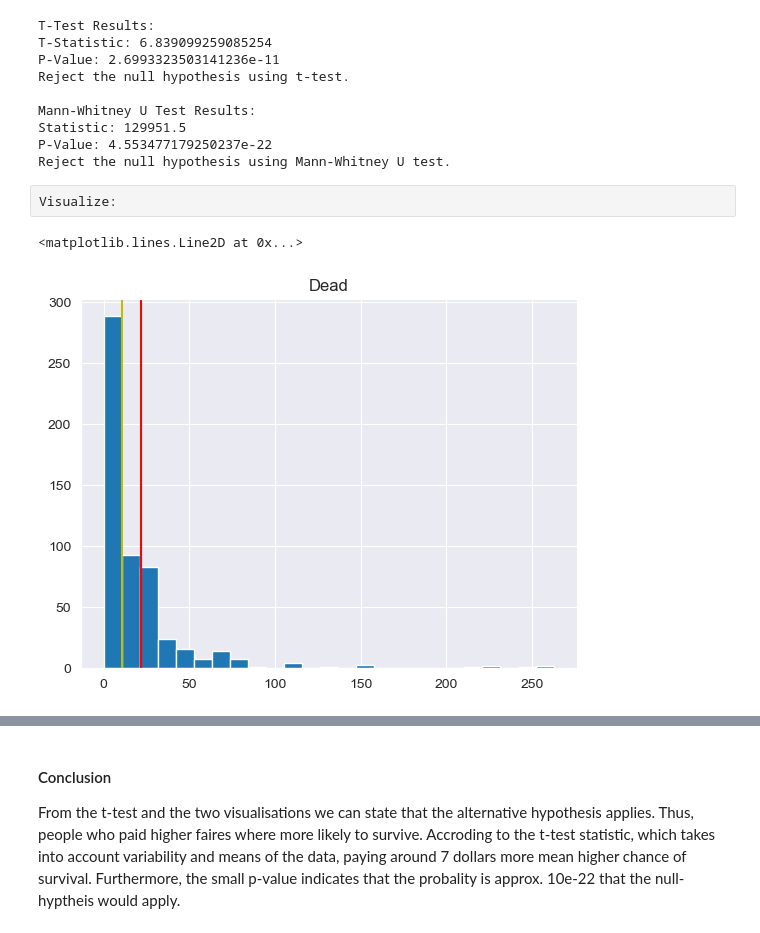
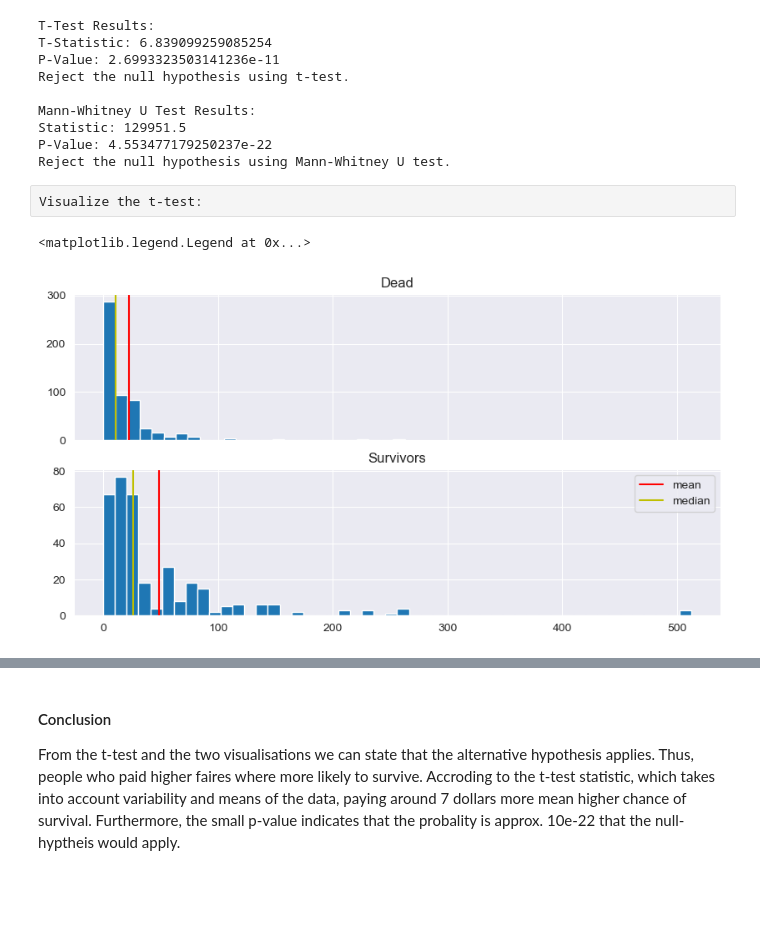
Before and after one commit to pascalbartschi/DataScience-Portfolio, a Jupyter notebook: 01-Exploratory-Data-Analysis/EDA_titanic.ipynb, the cells around one changed output, grey strips where cells are left out. Cells and saved outputs as stored; diff of their text form; code cells hidden in the pictures; blank space fills up the shorter version.

```diff
--- a/01-Exploratory-Data-Analysis/EDA_titanic.ipynb
+++ b/01-Exploratory-Data-Analysis/EDA_titanic.ipynb
@@ -308,15 +316,24 @@ Mann-Whitney U Test Results:
 Statistic: 129951.5
 P-Value: 4.553477179250237e-22
 Reject the null hypothesis using Mann-Whitney U test.
-# %% [raw]
-Visualize:
+# %% [raw]
+Visualize the t-test:
 # %%
+fig, (ax1, ax2) = plt.subplots(2, 1, figsize = (10, 5), sharex = True)
+
 survived = df_combined.groupby("Survived")
 dead = df_combined[df_combined['Survived'] == 0]
-dead['Fare'].hist(bins = 25)
-plt.title('Dead')
-plt.axvline(survived['Fare'].mean()[0], color = 'r')
-plt.axvline(survived['Fare'].median()[0], color = 'y')
+dead['Fare'].hist(bins = 25, ax = ax1)
+ax1.set_title('Dead')
+ax1.axvline(survived['Fare'].mean()[0], color = 'r')
+ax1.axvline(survived['Fare'].median()[0], color = 'y')
+
+survivors = df_combined[df_combined['Survived'] == 1]
+survivors['Fare'].hist(bins = 50, ax = ax2)
+ax2.set_title('Survivors')
+ax2.axvline(survived['Fare'].mean()[1], color = 'r', label = "mean")
+ax2.axvline(survived['Fare'].median()[1], color = 'y', label = "median")
+ax2.legend()
 # %% [output]
-<matplotlib.lines.Line2D at 0x...>
+<matplotlib.legend.Legend at 0x...>
-[figure, old version]
+[figure, new version]
```
Also changed, not shown: parts of 18 cells of this notebook.
